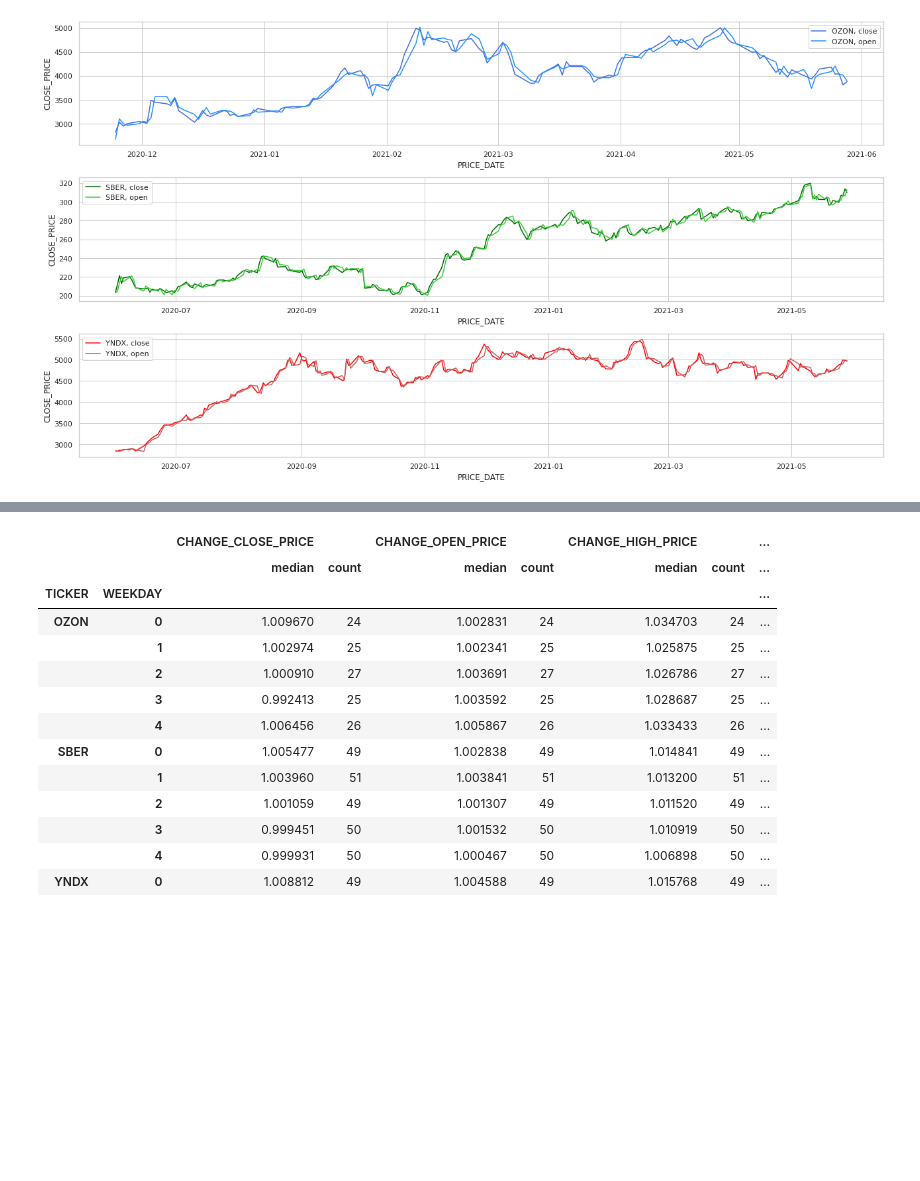
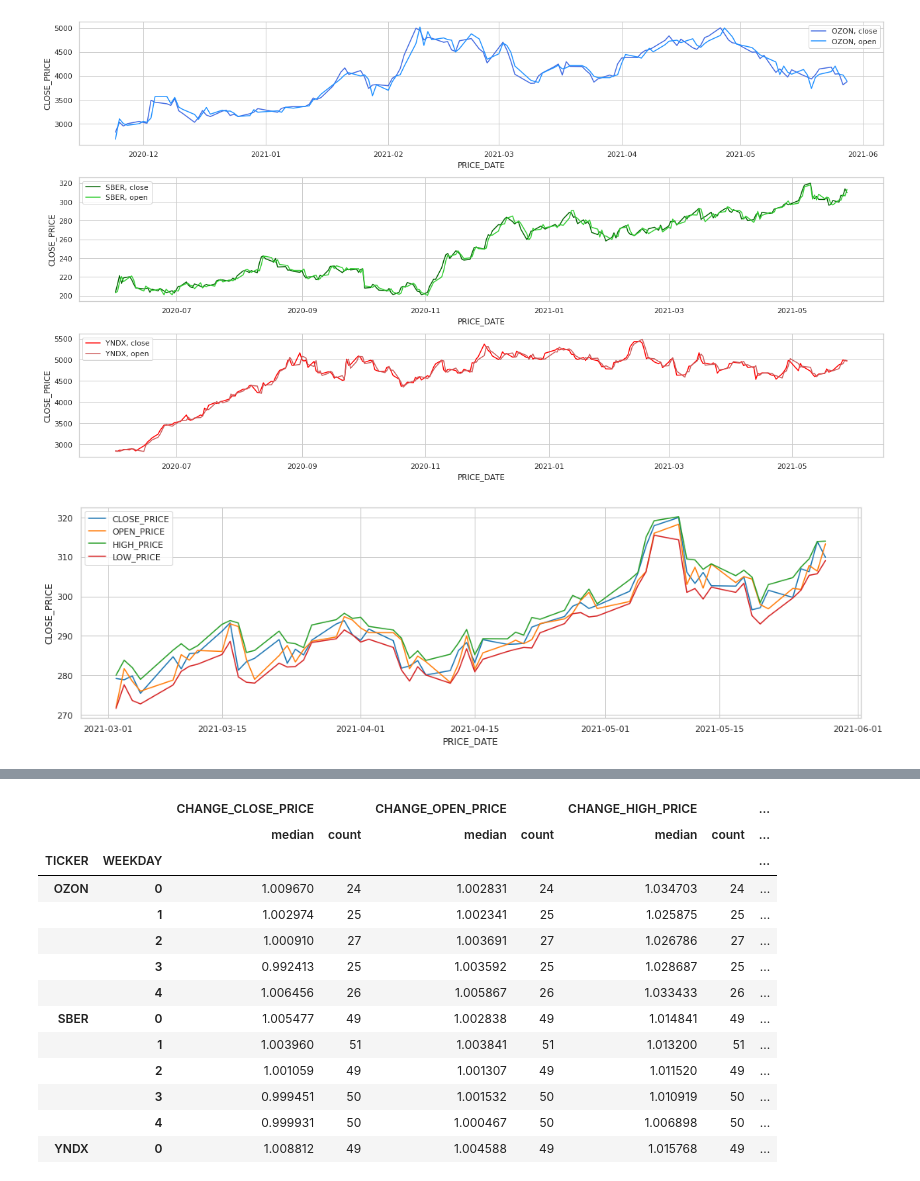
Before and after one commit to Mioumimia/stocks_pet_project, a Jupyter notebook: Part2_data_analyse.ipynb, the cells around one changed output, grey strips where cells are left out. Cells and saved outputs as stored; diff of their text form; code cells hidden in the pictures; blank space fills up the shorter version.

```diff
--- a/Part2_data_analyse.ipynb
+++ b/Part2_data_analyse.ipynb
@@ -120,0 +122,12 @@ def f_1(x):
+# %%
+with sns.plotting_context("notebook"), sns.axes_style("whitegrid"):
+    plt.rcParams['figure.figsize'] = (18,5)
+    for i, price_type in enumerate(prices_columns):
+        sns.lineplot(
+            data=df_1[(df_1["PRICE_DATE"] > dt.strptime('20210301' , '%Y%m%d').date())&(df_1["TICKER"] == 'SBER')],
+            x="PRICE_DATE",
+            y=price_type,
+            label=price_type,
+        )
+# %% [output]
+[figure, added]
```
Also changed, not shown: parts of 27 cells of this notebook, 4 other files.
